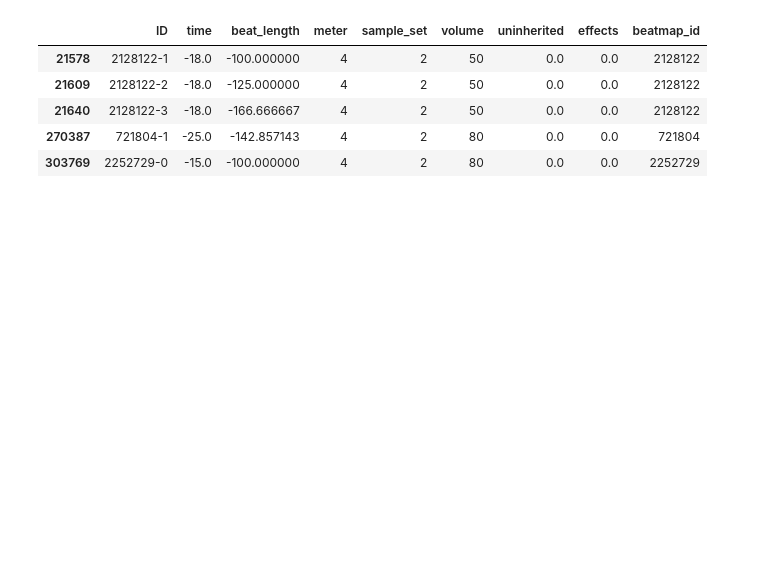
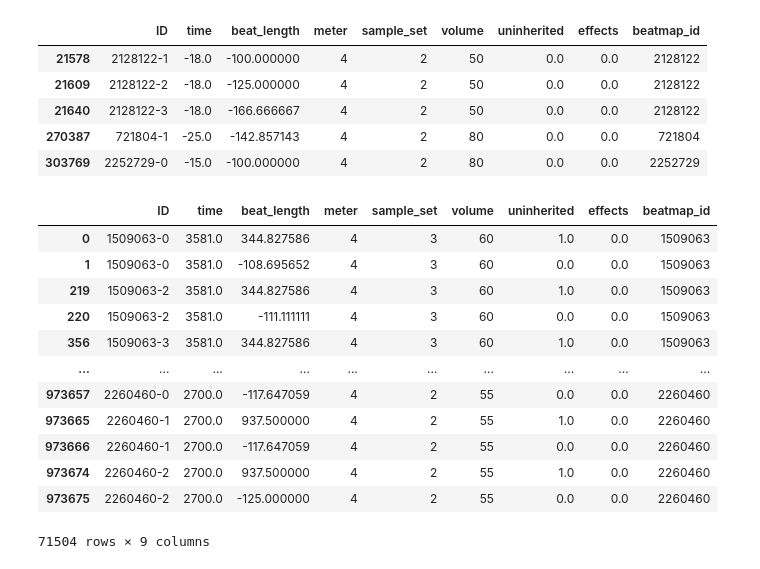
Before and after one commit to saliherdemk/osu-dataset-generator, a Jupyter notebook: notebooks/format_dataset.ipynb, the cells around one changed output. Cells and saved outputs as stored; diff of their text form; code cells hidden in the pictures; blank space fills up the shorter version.

```diff
--- a/notebooks/format_dataset.ipynb
+++ b/notebooks/format_dataset.ipynb
@@ -60,4 +56,24 @@ a[a["time"] < 0].head()
 | 21640 | 2128122-3 | -18.0 | -166.666667 | 4 | 2 | 50 | 0.0 | 0.0 | 2128122 |
 | 270387 | 721804-1 | -25.0 | -142.857143 | 4 | 2 | 80 | 0.0 | 0.0 | 721804 |
 | 303769 | 2252729-0 | -15.0 | -100.000000 | 4 | 2 | 80 | 0.0 | 0.0 | 2252729 |
+# %%
+# For each time, there is maximum 2 timing points
+b = time_points_df
+b['time_count'] = b.groupby(['ID', 'time'])['time'].transform('count')
+display(b[b['time_count'] > 1].drop(columns=['time_count']))
+b.drop(columns=['time_count'], inplace=True)
+# %% [output]
+|  | ID | time | beat_length | meter | sample_set | volume | uninherited | effects | beatmap_id |
+| 0 | 1509063-0 | 3581.0 | 344.827586 | 4 | 3 | 60 | 1.0 | 0.0 | 1509063 |
+| 1 | 1509063-0 | 3581.0 | -108.695652 | 4 | 3 | 60 | 0.0 | 0.0 | 1509063 |
+| 219 | 1509063-2 | 3581.0 | 344.827586 | 4 | 3 | 60 | 1.0 | 0.0 | 1509063 |
+| 220 | 1509063-2 | 3581.0 | -111.111111 | 4 | 3 | 60 | 0.0 | 0.0 | 1509063 |
+| 356 | 1509063-3 | 3581.0 | 344.827586 | 4 | 3 | 60 | 1.0 | 0.0 | 1509063 |
+| ... | ... | ... | ... | ... | ... | ... | ... | ... | ... |
+| 973657 | 2260460-0 | 2700.0 | -117.647059 | 4 | 2 | 55 | 0.0 | 0.0 | 2260460 |
+| 973665 | 2260460-1 | 2700.0 | 937.500000 | 4 | 2 | 55 | 1.0 | 0.0 | 2260460 |
+| 973666 | 2260460-1 | 2700.0 | -117.647059 | 4 | 2 | 55 | 0.0 | 0.0 | 2260460 |
+| 973674 | 2260460-2 | 2700.0 | 937.500000 | 4 | 2 | 55 | 1.0 | 0.0 | 2260460 |
+| 973675 | 2260460-2 | 2700.0 | -125.000000 | 4 | 2 | 55 | 0.0 | 0.0 | 2260460 |
+71504 rows × 9 columns
 # %%
```
Also changed, not shown: parts of 6 cells of this notebook.
